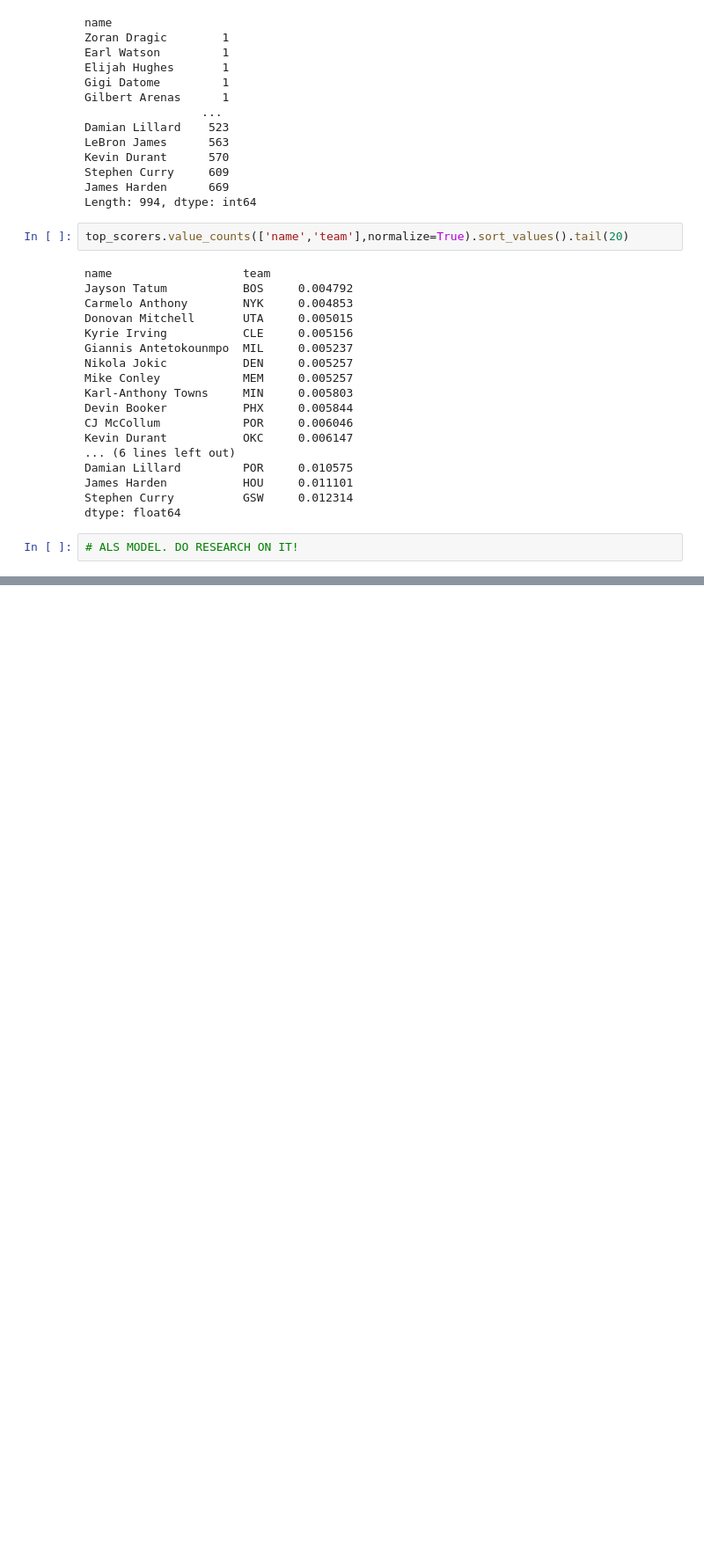
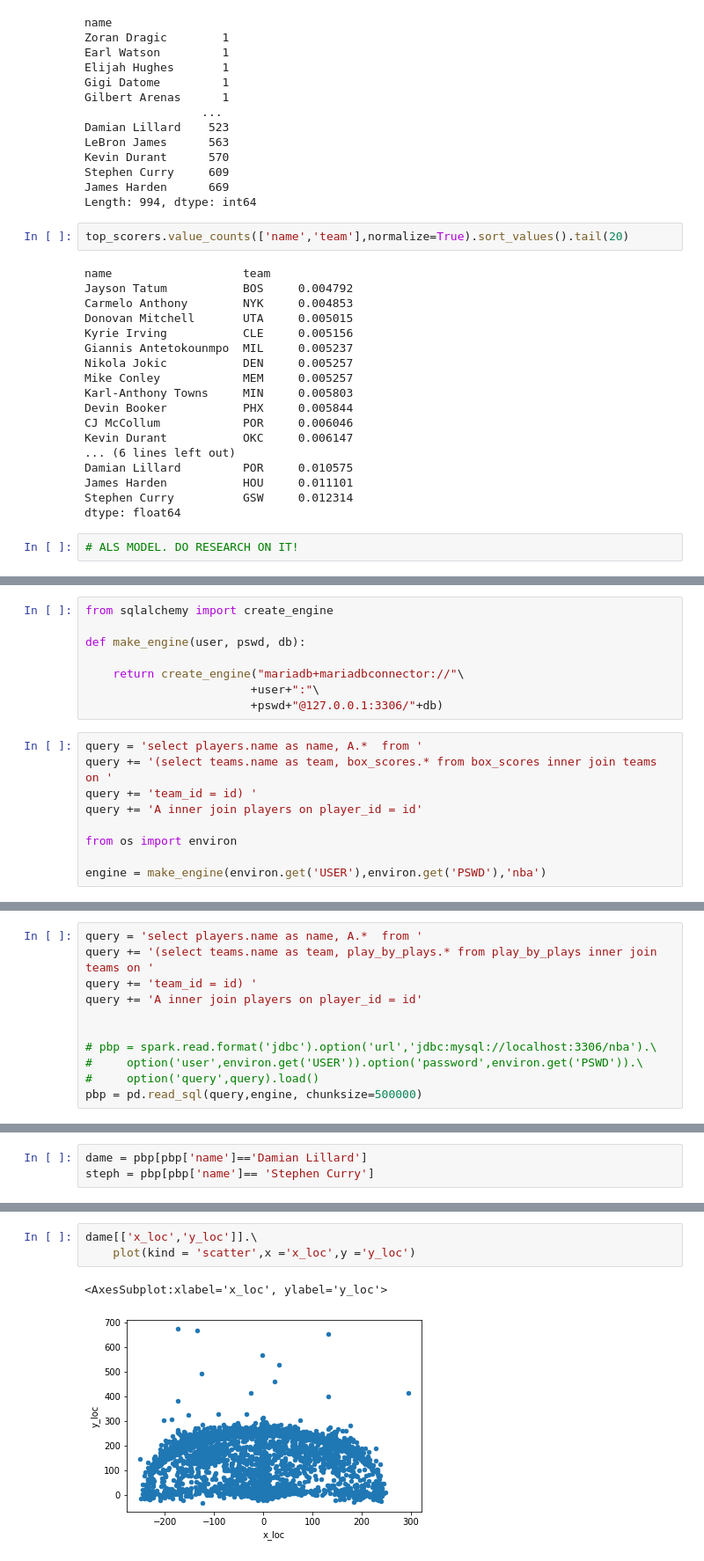
Before and after one commit to Blunt10K/NBA, a Jupyter notebook: notebooks/analysis.ipynb, the cells around one changed output, grey strips where cells are left out. Shown at 88% size. Saved outputs shown, nothing was run; the diff lists cells and outputs as text; blank space fills up the shorter version.

```diff
--- a/notebooks/analysis.ipynb
+++ b/notebooks/analysis.ipynb
@@ -269,0 +281,17 @@ dtype: float64
+# %%
+from sqlalchemy import create_engine
+
+def make_engine(user, pswd, db):
+
+    return create_engine("mariadb+mariadbconnector://"\
+                        +user+":"\
+                        +pswd+"@127.0.0.1:3306/"+db)
+# %%
+query = 'select players.name as name, A.*  from '
+query += '(select teams.name as team, box_scores.* from box_scores inner join teams on '
+query += 'team_id = id) '
+query += 'A inner join players on player_id = id'
+
+from os import environ
+
+engine = make_engine(environ.get('USER'),environ.get('PSWD'),'nba')
@@ -269,0 +302,11 @@ dtype: float64
+# %%
+query = 'select players.name as name, A.*  from '
+query += '(select teams.name as team, play_by_plays.* from play_by_plays inner join teams on '
+query += 'team_id = id) '
+query += 'A inner join players on player_id = id'
+
+
+# pbp = spark.read.format('jdbc').option('url','jdbc:mysql://localhost:3306/nba').\
+#     option('user',environ.get('USER')).option('password',environ.get('PSWD')).\
+#     option('query',query).load()
+pbp = pd.read_sql(query,engine, chunksize=500000)
@@ -269,0 +364,3 @@ dtype: float64
+# %%
+dame = pbp[pbp['name']=='Damian Lillard']
+steph = pbp[pbp['name']== 'Stephen Curry']
@@ -269,0 +475,6 @@ dtype: float64
+# %%
+dame[['x_loc','y_loc']].\
+    plot(kind = 'scatter',x ='x_loc',y ='y_loc')
+# %% [output]
+<AxesSubplot:xlabel='x_loc', ylabel='y_loc'>
+[figure, added]
```
Also changed, not shown: parts of 29 cells of this notebook, 26 other files.
